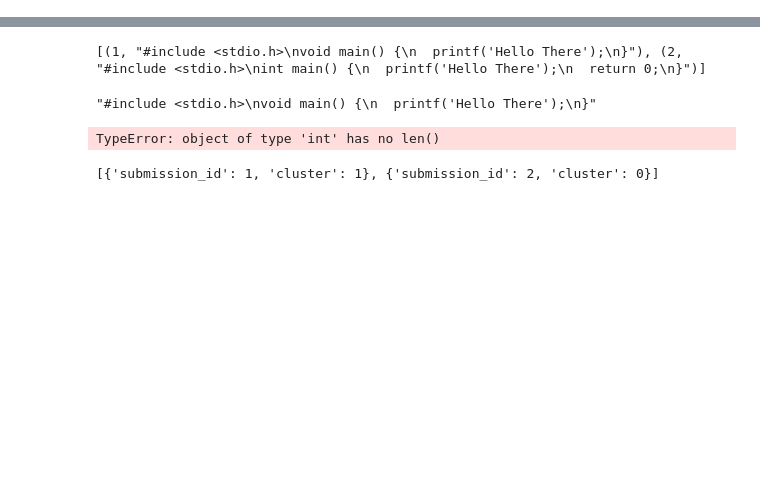
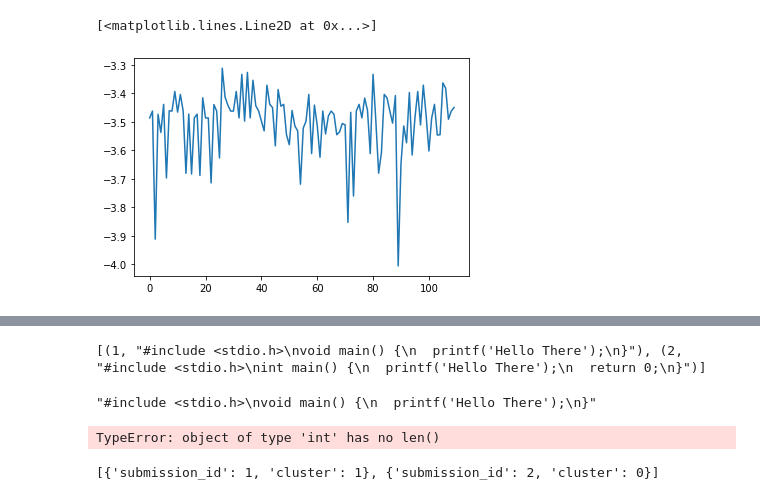
Before and after one commit to Aalto-LeTech/CodeClustersModeling, a Jupyter notebook: notebooks/clustering.ipynb, the cells around one changed output, grey strips where cells are left out. Cells and saved outputs as stored; diff of their text form; code cells hidden in the pictures; blank space fills up the shorter version.

```diff
--- a/notebooks/clustering.ipynb
+++ b/notebooks/clustering.ipynb
@@ -9,0 +11,15 @@ import os
+# %%
+def parse_testdata(path='../data/rainfall-submissions.tsv'):
+    file = open(path,'r')
+    raw = file.readlines()
+    file.close()
+    res = dict()
+    exid = "3c79c115-0f5f-4d8e-b02c-b4b33155a4b3"
+    get_code = lambda data: data["mooc-2017-ohjelmointi"]["osa02-Osa02_16.MarsinLampotilanKeskiarvo"]["/src/MarsinLampotilanKeskiarvo.java"]
+    for line in raw:
+        id = line[:len(exid)]
+        body = json.loads(line[len(exid):])
+        res[id] = get_code(body)
+    return res
+
+rain = parse_testdata()
@@ -9,0 +46,26 @@ import os
+# %%
+import antlr4
+from antlr_local.JavaLexer import JavaLexer
+from antlr_local.JavaParser import JavaParser
+from antlr_local.JavaParserListener import JavaParserListener
+from MyListener import KeyPrinter
+import pprint
+
+from antlr4 import RuleContext
+
+from collections import Counter
+
+code = rain['b4df7baf-1ba2-4a67-8b82-dabc5a1a0bb8']
+
+code_stream = antlr4.InputStream(code)
+lexer = JavaLexer(code_stream)
+token_stream = antlr4.CommonTokenStream(lexer)
+parser = JavaParser(token_stream)
+tree = parser.compilationUnit()
+
+printer = KeyPrinter()
+walker = antlr4.ParseTreeWalker()
+walker.walk(printer, tree)
+# %%
+token_count = token_stream.getNumberOfOnChannelTokens()
+tokens = [t for t in token_stream.getTokens(0, token_count)]
@@ -9,0 +236,2 @@ import os
+# %%
+tflist, tfdict = comp_tf_idf(counts, total, freqs)
@@ -9,0 +266,5 @@ import os
+# %%
+plt.plot(tfdict[108])
+# %% [output]
+[<matplotlib.lines.Line2D at 0x...>]
+[figure, added]
```
Also changed, not shown: parts of 34 cells of this notebook, 35 other files.
